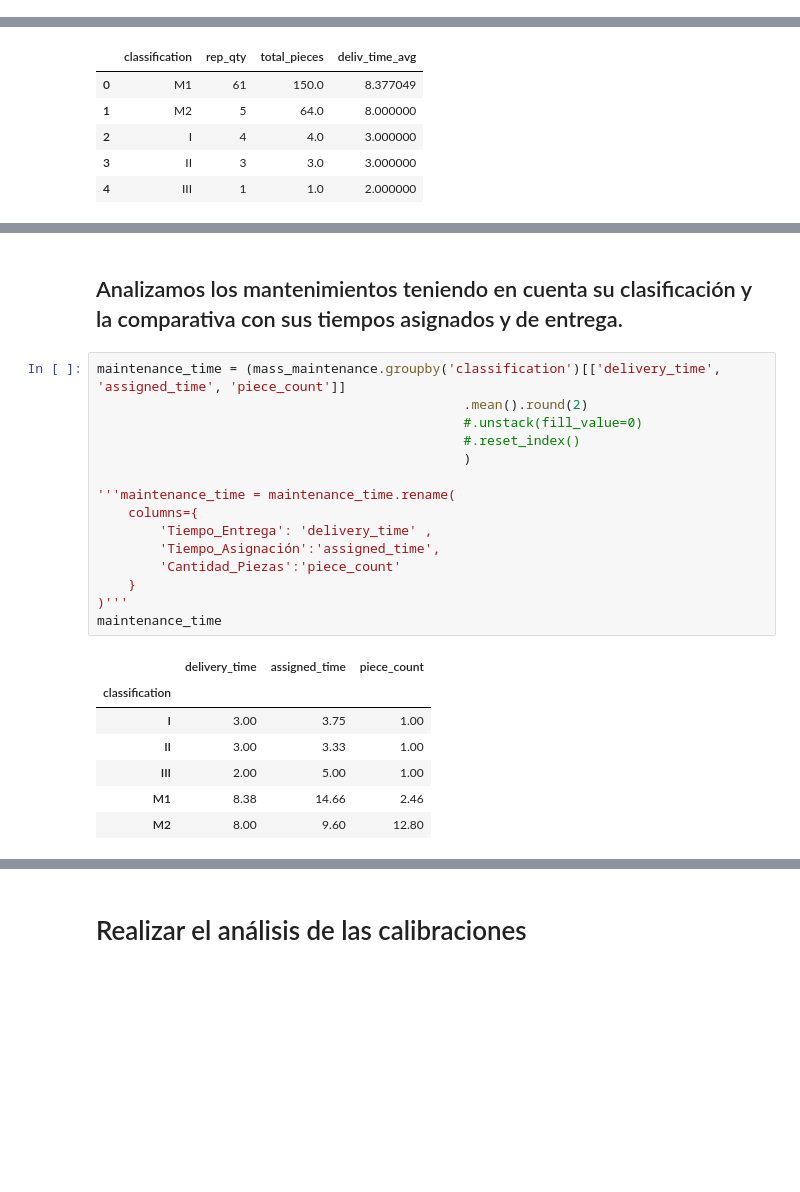
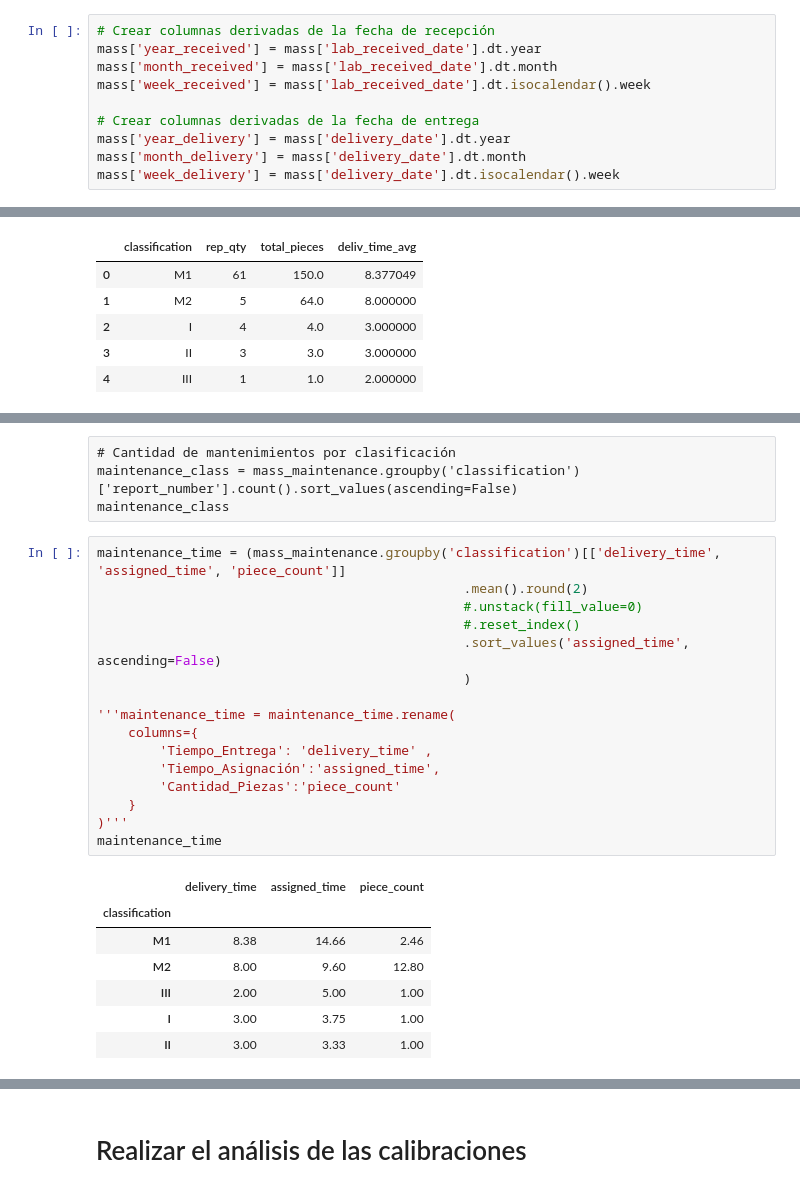
Before and after one commit to MiguelOscar-Insco/data-INSCO-hub, a Jupyter notebook: notebooks/mod_tecnico/lab_mass.ipynb, the cells around one changed output, grey strips where cells are left out. Cells and saved outputs as stored; diff of their text form; blank space fills up the shorter version.

```diff
--- a/notebooks/mod_tecnico/lab_mass.ipynb
+++ b/notebooks/mod_tecnico/lab_mass.ipynb
@@ -102,3 +109,13 @@ memory usage: 72.0+ KB
+# %%
+# Crear columnas derivadas de la fecha de recepción
+mass['year_received'] = mass['lab_received_date'].dt.year
+mass['month_received'] = mass['lab_received_date'].dt.month
+mass['week_received'] = mass['lab_received_date'].dt.isocalendar().week
+
+# Crear columnas derivadas de la fecha de entrega
+mass['year_delivery'] = mass['delivery_date'].dt.year
+mass['month_delivery'] = mass['delivery_date'].dt.month
+mass['week_delivery'] = mass['delivery_date'].dt.isocalendar().week
 # %%
 approver = pysqldf("""
 SELECT report_number, COUNT(report_number) AS count
@@ -447,25 +587,28 @@ Este reporte presenta un análisis detallado de los servicios de mantenimiento e
-# %% [markdown]
-## Analizamos los mantenimientos teniendo en cuenta su clasificación y la comparativa con sus tiempos asignados y de entrega.
+# %% [raw]
+# Cantidad de mantenimientos por clasificación
+maintenance_class = mass_maintenance.groupby('classification')['report_number'].count().sort_values(ascending=False)
+maintenance_class
 # %%
 maintenance_time = (mass_maintenance.groupby('classification')[['delivery_time', 'assigned_time', 'piece_count']]
                                                .mean().round(2)
                                                #.unstack(fill_value=0)
                                                #.reset_index()
+                                               .sort_values('assigned_time', ascending=False)
                                                )
 
 '''maintenance_time = maintenance_time.rename(
     columns={
         'Tiempo_Entrega': 'delivery_time' ,
         'Tiempo_Asignación':'assigned_time',
         'Cantidad_Piezas':'piece_count'
     }
 )'''
 maintenance_time
 # %% [output]
 |  | delivery_time | assigned_time | piece_count |
 | classification |  |  |  |
+| M1 | 8.38 | 14.66 | 2.46 |
+| M2 | 8.00 | 9.60 | 12.80 |
+| III | 2.00 | 5.00 | 1.00 |
 | I | 3.00 | 3.75 | 1.00 |
 | II | 3.00 | 3.33 | 1.00 |
-| III | 2.00 | 5.00 | 1.00 |
-| M1 | 8.38 | 14.66 | 2.46 |
-| M2 | 8.00 | 9.60 | 12.80 |
```
Also changed, not shown: parts of 49 cells of this notebook, 3 other files.
